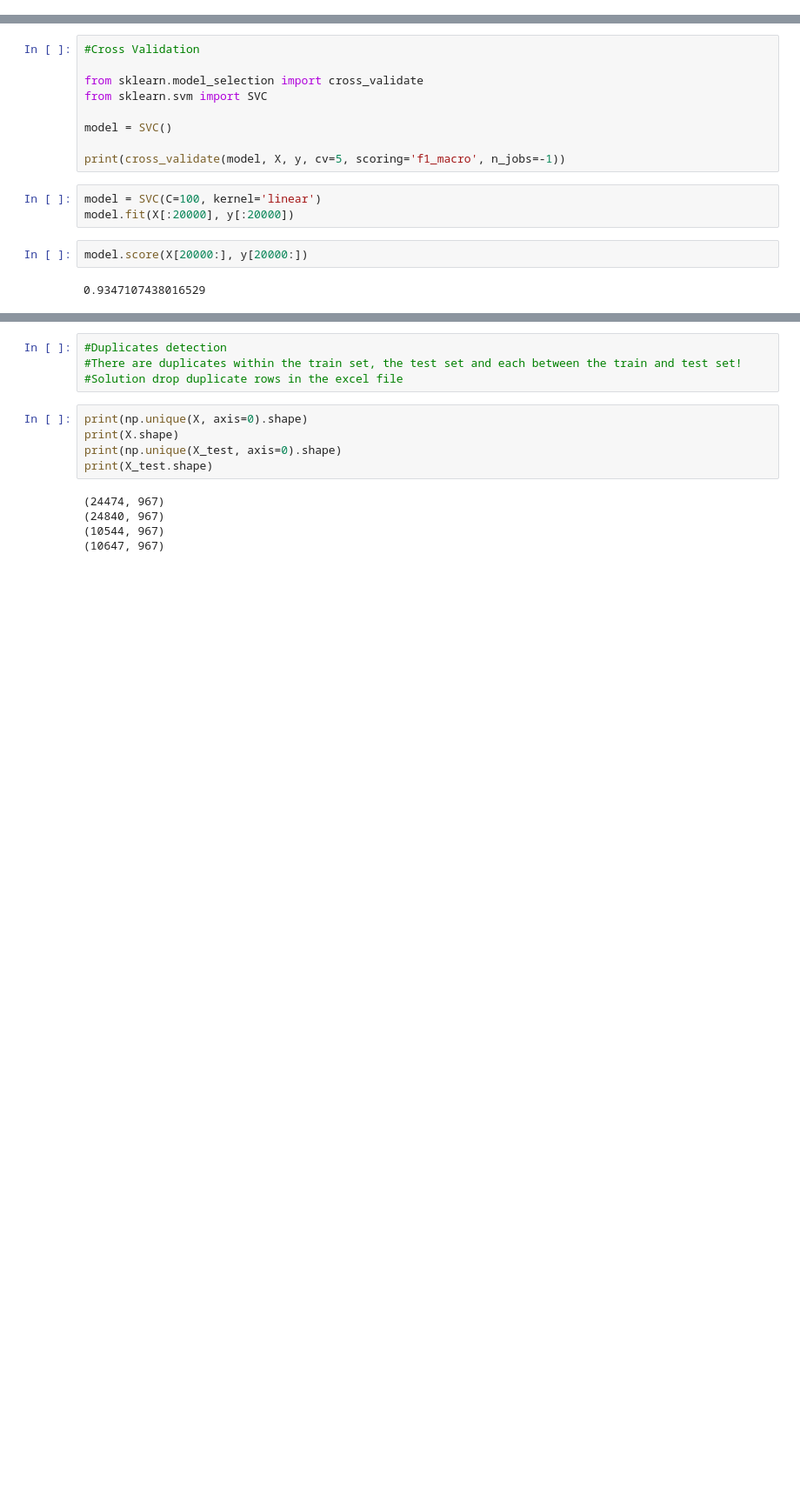
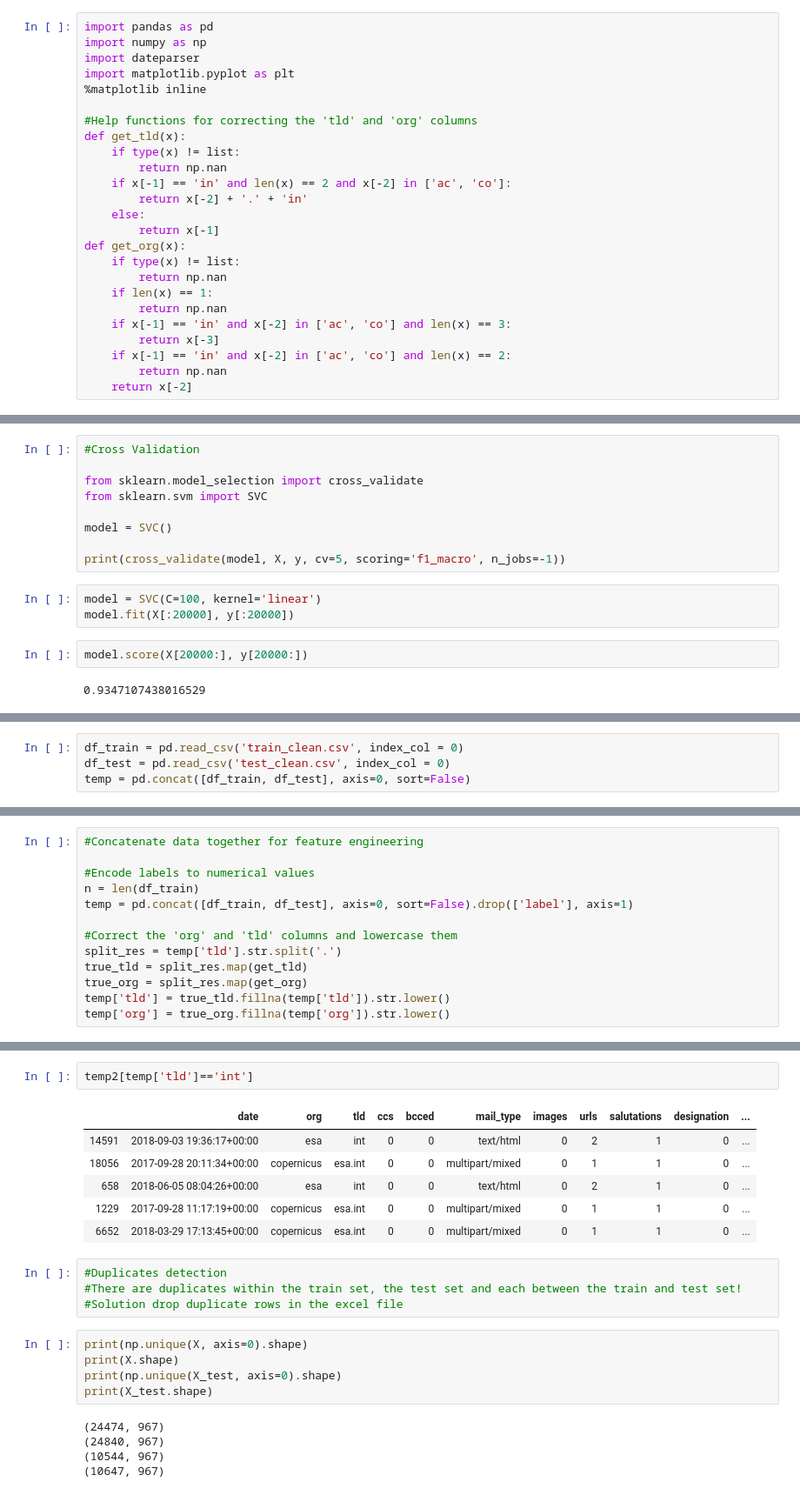
Before and after one commit to AntOhl/KaggleCompetition_MailClassificationChallenge, a Jupyter notebook: Feature Engineering.ipynb, the cells around one changed output, grey strips where cells are left out. Shown at 87% size. Cells and saved outputs as stored; diff of their text form; blank space fills up the shorter version.

Commit message:
Corrected the columns tlg and org

```diff
--- a/Feature Engineering.ipynb
+++ b/Feature Engineering.ipynb
@@ -5,3 +1,28 @@ import dateparser
+# %%
+import pandas as pd
+import numpy as np
+import dateparser
+import matplotlib.pyplot as plt
+%matplotlib inline
+
+#Help functions for correcting the 'tld' and 'org' columns
+def get_tld(x):
+    if type(x) != list:
+        return np.nan
+    if x[-1] == 'in' and len(x) == 2 and x[-2] in ['ac', 'co']:
+        return x[-2] + '.' + 'in'
+    else:
+        return x[-1]
+def get_org(x):
+    if type(x) != list:
+        return np.nan
+    if len(x) == 1:
+        return np.nan
+    if x[-1] == 'in' and x[-2] in ['ac', 'co'] and len(x) == 3:
+        return x[-3]
+    if x[-1] == 'in' and x[-2] in ['ac', 'co'] and len(x) == 2:
+        return np.nan
+    return x[-2]
 # %% [markdown]
 # Data Preprocessing
 # %%
@@ -189,0 +213,4 @@ model.score(X[20000:], y[20000:])
+# %%
+df_train = pd.read_csv('train_clean.csv', index_col = 0)
+df_test = pd.read_csv('test_clean.csv', index_col = 0)
+temp = pd.concat([df_train, df_test], axis=0, sort=False)
@@ -189,0 +237,13 @@ model.score(X[20000:], y[20000:])
+# %%
+#Concatenate data together for feature engineering
+
+#Encode labels to numerical values
+n = len(df_train)
+temp = pd.concat([df_train, df_test], axis=0, sort=False).drop(['label'], axis=1)
+
+#Correct the 'org' and 'tld' columns and lowercase them
+split_res = temp['tld'].str.split('.')
+true_tld = split_res.map(get_tld)
+true_org = split_res.map(get_org)
+temp['tld'] = true_tld.fillna(temp['tld']).str.lower()
+temp['org'] = true_org.fillna(temp['org']).str.lower()
@@ -190,3 +270,12 @@ model.score(X[20000:], y[20000:])
+# %%
+temp2[temp['tld']=='int']
+# %% [output]
+|  | date | org | tld | ccs | bcced | mail_type | images | urls | salutations | designation | ... |
+| 14591 | 2018-09-03 19:36:17+00:00 | esa | int | 0 | 0 | text/html | 0 | 2 | 1 | 0 | ... |
+| 18056 | 2017-09-28 20:11:34+00:00 | copernicus | esa.int | 0 | 0 | multipart/mixed | 0 | 1 | 1 | 0 | ... |
+| 658 | 2018-06-05 08:04:26+00:00 | esa | int | 0 | 0 | text/html | 0 | 2 | 1 | 0 | ... |
+| 1229 | 2017-09-28 11:17:19+00:00 | copernicus | esa.int | 0 | 0 | multipart/mixed | 0 | 1 | 1 | 0 | ... |
+| 6652 | 2018-03-29 17:13:45+00:00 | copernicus | esa.int | 0 | 0 | multipart/mixed | 0 | 1 | 1 | 0 | ... |
 # %%
 #Duplicates detection
 #There are duplicates within the train set, the test set and each between the train and test set!
```
Also changed, not shown: parts of 13 cells of this notebook.
